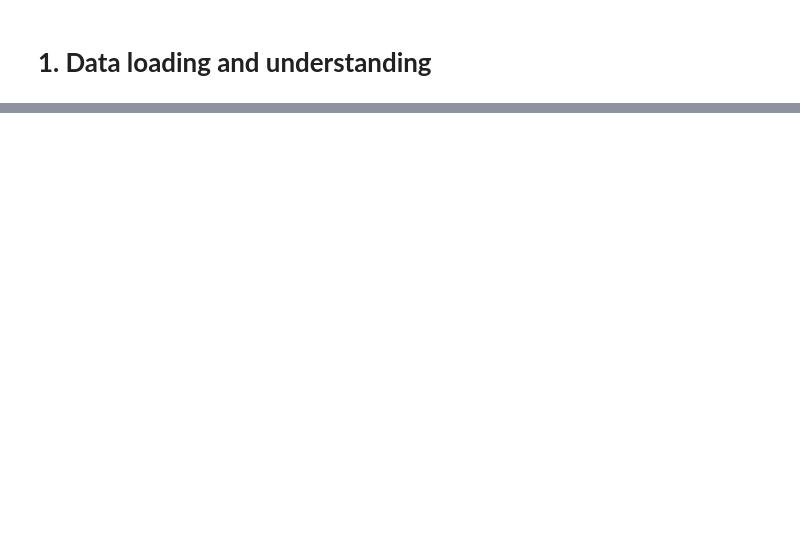
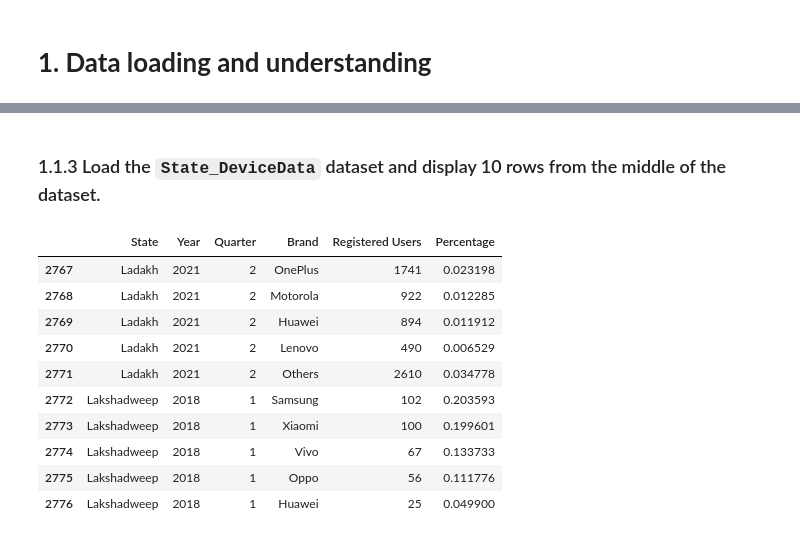
Before and after one commit to chetanchandel31/da_phone_pe, a Jupyter notebook: notebooks/01_phone_pe_analysis.ipynb, the cells around one changed output, grey strips where cells are left out. Cells and saved outputs as stored; diff of their text form; code cells hidden in the pictures; blank space fills up the shorter version.

```diff
--- a/notebooks/01_phone_pe_analysis.ipynb
+++ b/notebooks/01_phone_pe_analysis.ipynb
@@ -48,0 +61,19 @@ dfs = {
+# %% [markdown]
+### 1.1.3 Load the `State_DeviceData` dataset and display 10 rows from the middle of the dataset.
+# %%
+num_rows = dfs["state_device_data"].shape[0]
+start_idx = round(num_rows / 2) - 5
+end_idx = start_idx + 10
+dfs["state_device_data"].iloc[start_idx:end_idx, :]
+# %% [output]
+|  | State | Year | Quarter | Brand | Registered Users | Percentage |
+| 2767 | Ladakh | 2021 | 2 | OnePlus | 1741 | 0.023198 |
+| 2768 | Ladakh | 2021 | 2 | Motorola | 922 | 0.012285 |
+| 2769 | Ladakh | 2021 | 2 | Huawei | 894 | 0.011912 |
+| 2770 | Ladakh | 2021 | 2 | Lenovo | 490 | 0.006529 |
+| 2771 | Ladakh | 2021 | 2 | Others | 2610 | 0.034778 |
+| 2772 | Lakshadweep | 2018 | 1 | Samsung | 102 | 0.203593 |
+| 2773 | Lakshadweep | 2018 | 1 | Xiaomi | 100 | 0.199601 |
+| 2774 | Lakshadweep | 2018 | 1 | Vivo | 67 | 0.133733 |
+| 2775 | Lakshadweep | 2018 | 1 | Oppo | 56 | 0.111776 |
+| 2776 | Lakshadweep | 2018 | 1 | Huawei | 25 | 0.049900 |
```
Also changed, not shown: parts of 13 cells of this notebook, 1 other file.
